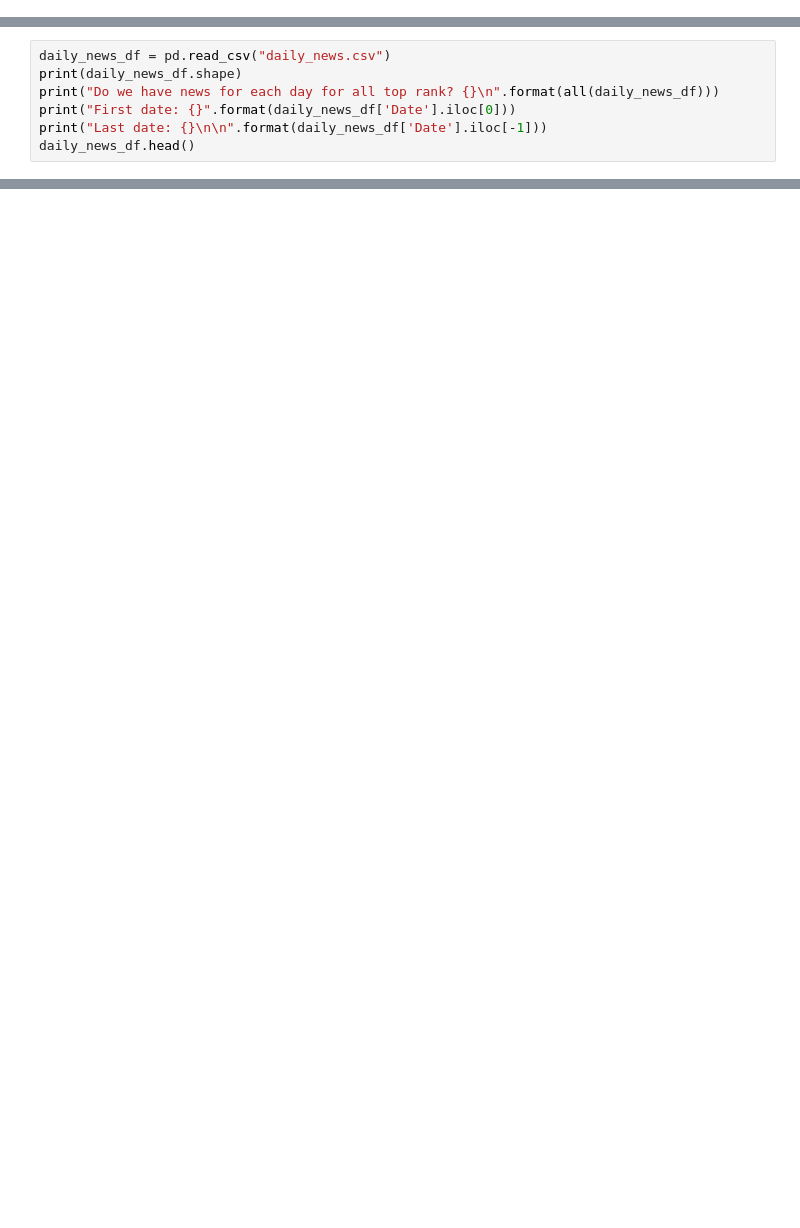
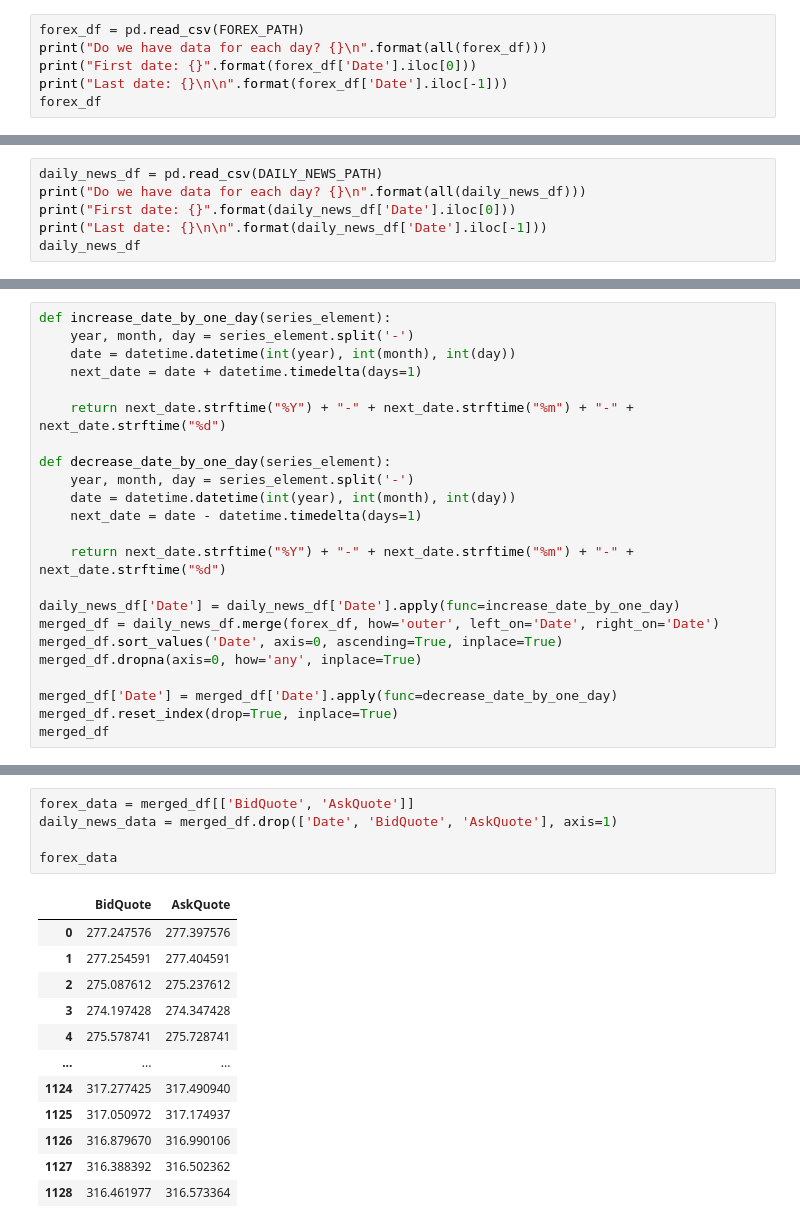
Before and after one commit to dbalint95/deep_learning_forex_prediction, a Jupyter notebook: forex_predictor.ipynb, the cells around one changed output, grey strips where cells are left out. Drawn from its saved outputs; the diff is of its cells as text; blank space fills up the shorter version.

Commit message:
Adding latest version of the forex predictor notebook

```diff
--- a/forex_predictor.ipynb
+++ b/forex_predictor.ipynb
@@ -5,0 +40,6 @@ from keras.preprocessing.text import Tokenizer
+# %%
+forex_df = pd.read_csv(FOREX_PATH)
+print("Do we have data for each day? {}\n".format(all(forex_df)))
+print("First date: {}".format(forex_df['Date'].iloc[0]))
+print("Last date: {}\n\n".format(forex_df['Date'].iloc[-1]))
+forex_df
@@ -6,8 +66,7 @@ from keras.preprocessing.text import Tokenizer
 # %%
-daily_news_df = pd.read_csv("daily_news.csv")
-print(daily_news_df.shape)
-print("Do we have news for each day for all top rank? {}\n".format(all(daily_news_df)))
+daily_news_df = pd.read_csv(DAILY_NEWS_PATH)
+print("Do we have data for each day? {}\n".format(all(daily_news_df)))
 print("First date: {}".format(daily_news_df['Date'].iloc[0]))
 print("Last date: {}\n\n".format(daily_news_df['Date'].iloc[-1]))
-daily_news_df.head()
+daily_news_df
 # %% [output]
@@ -24,0 +92,23 @@ Last date: 2016-07-01
+# %%
+def increase_date_by_one_day(series_element):
+    year, month, day = series_element.split('-')
+    date = datetime.datetime(int(year), int(month), int(day))
+    next_date = date + datetime.timedelta(days=1)
+
+    return next_date.strftime("%Y") + "-" + next_date.strftime("%m") + "-" + next_date.strftime("%d")
+
+def decrease_date_by_one_day(series_element):
+    year, month, day = series_element.split('-')
+    date = datetime.datetime(int(year), int(month), int(day))
+    next_date = date - datetime.timedelta(days=1)
+
+    return next_date.strftime("%Y") + "-" + next_date.strftime("%m") + "-" + next_date.strftime("%d")
+
+daily_news_df['Date'] = daily_news_df['Date'].apply(func=increase_date_by_one_day)
+merged_df = daily_news_df.merge(forex_df, how='outer', left_on='Date', right_on='Date')
+merged_df.sort_values('Date', axis=0, ascending=True, inplace=True)
+merged_df.dropna(axis=0, how='any', inplace=True)
+
+merged_df['Date'] = merged_df['Date'].apply(func=decrease_date_by_one_day)
+merged_df.reset_index(drop=True, inplace=True)
+merged_df
@@ -24,0 +162,18 @@ Last date: 2016-07-01
+# %%
+forex_data = merged_df[['BidQuote', 'AskQuote']]
+daily_news_data = merged_df.drop(['Date', 'BidQuote', 'AskQuote'], axis=1)
+
+forex_data
+# %% [output]
+|  | BidQuote | AskQuote |
+| 0 | 277.247576 | 277.397576 |
+| 1 | 277.254591 | 277.404591 |
+| 2 | 275.087612 | 275.237612 |
+| 3 | 274.197428 | 274.347428 |
+| 4 | 275.578741 | 275.728741 |
+| ... | ... | ... |
+| 1124 | 317.277425 | 317.490940 |
+| 1125 | 317.050972 | 317.174937 |
+| 1126 | 316.879670 | 316.990106 |
+| 1127 | 316.388392 | 316.502362 |
+| 1128 | 316.461977 | 316.573364 |
```
Also changed, not shown: parts of 36 cells of this notebook.
